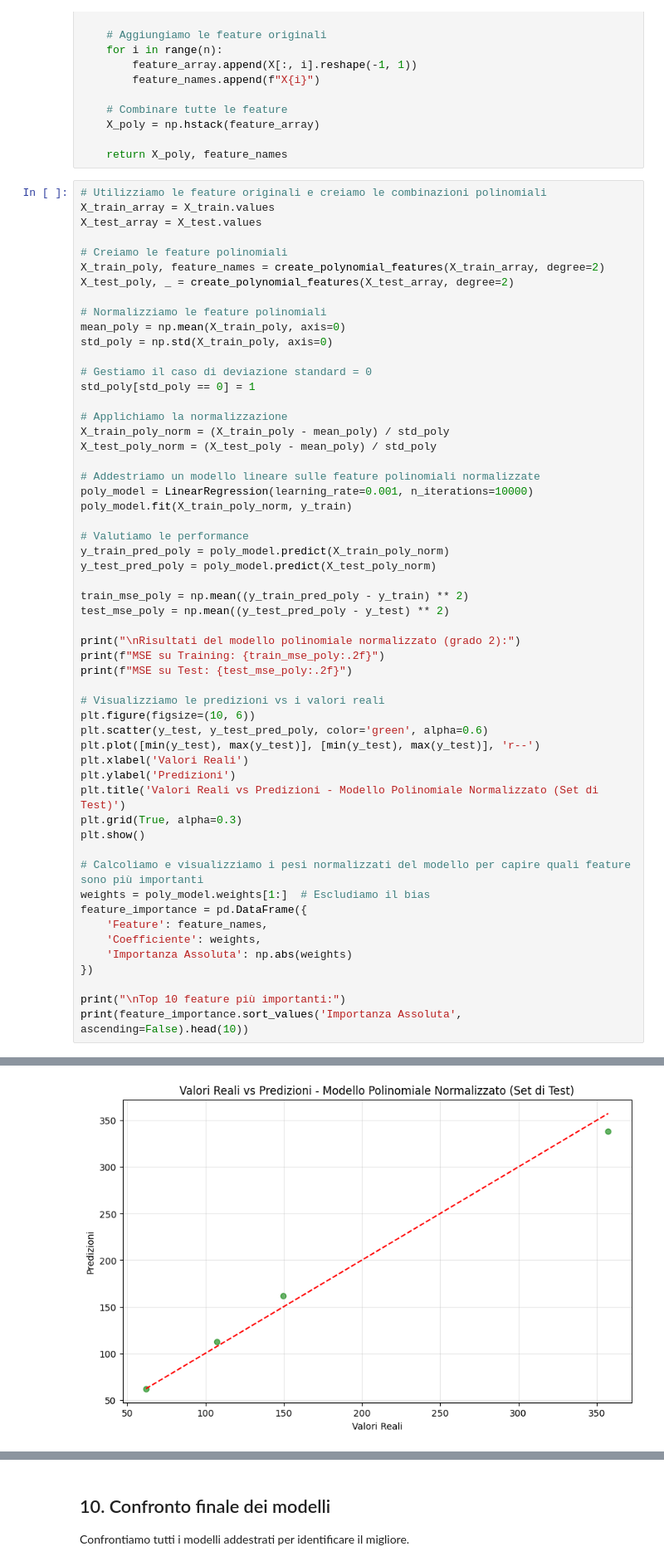
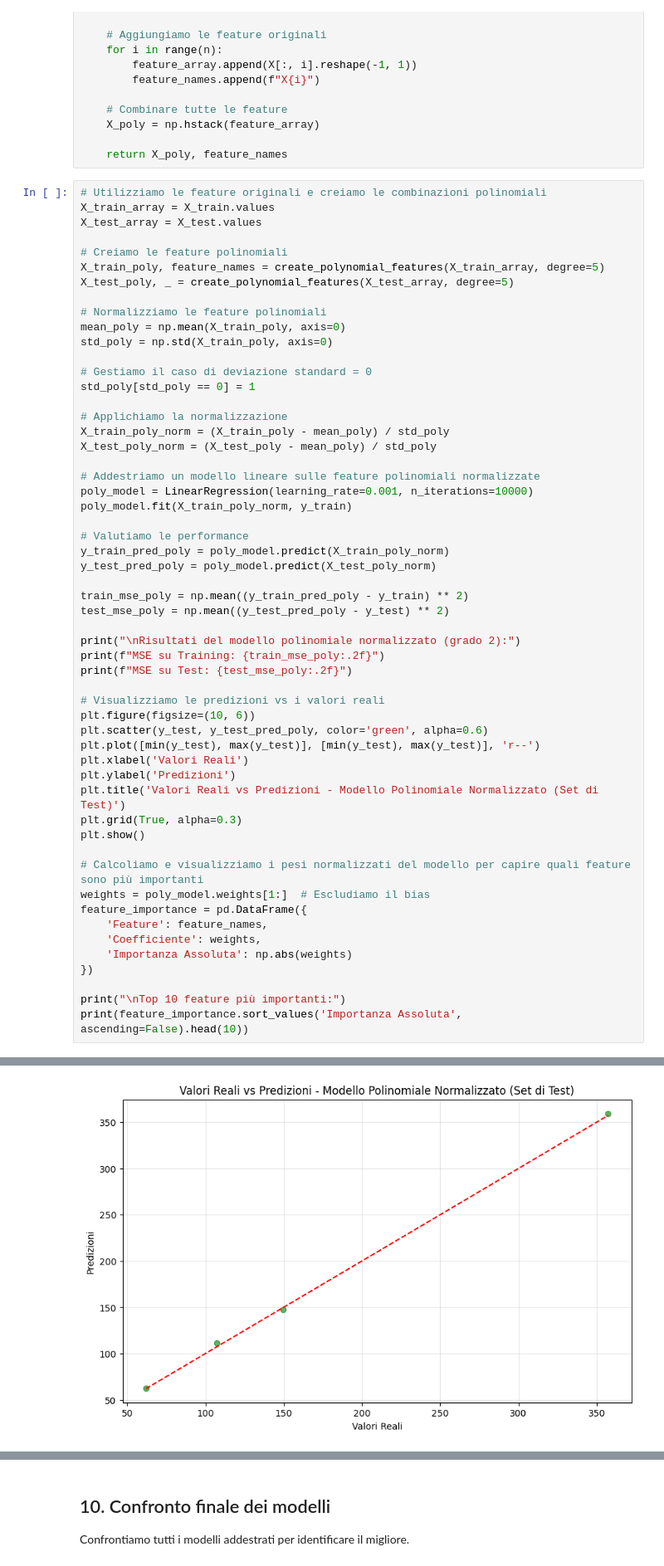
Before and after one commit to lu-ser/ML_Course_2025, a Jupyter notebook: 4_Non_Linear_Relationships/4.1_non_linear_relationships.ipynb, the cells around one changed output, grey strips where cells are left out. Shown: that part at 83% size. Drawn from its saved outputs; the diff is of its cells as text.

```diff
--- a/4_Non_Linear_Relationships/4.1_non_linear_relationships.ipynb
+++ b/4_Non_Linear_Relationships/4.1_non_linear_relationships.ipynb
@@ -702,8 +706,8 @@ X_train_array = X_train.values
 X_test_array = X_test.values
 
 # Creiamo le feature polinomiali
-X_train_poly, feature_names = create_polynomial_features(X_train_array, degree=2)
-X_test_poly, _ = create_polynomial_features(X_test_array, degree=2)
+X_train_poly, feature_names = create_polynomial_features(X_train_array, degree=5)
+X_test_poly, _ = create_polynomial_features(X_test_array, degree=5)
 
 # Normalizziamo le feature polinomiali
 mean_poly = np.mean(X_train_poly, axis=0)
@@ -772,2 +776,2 @@ MSE su Test: 133.65
-[figure, old version]
+[figure, new version]
 Top 10 feature più importanti:
```
Also changed, not shown: parts of 5 cells of this notebook, 5 other files.
